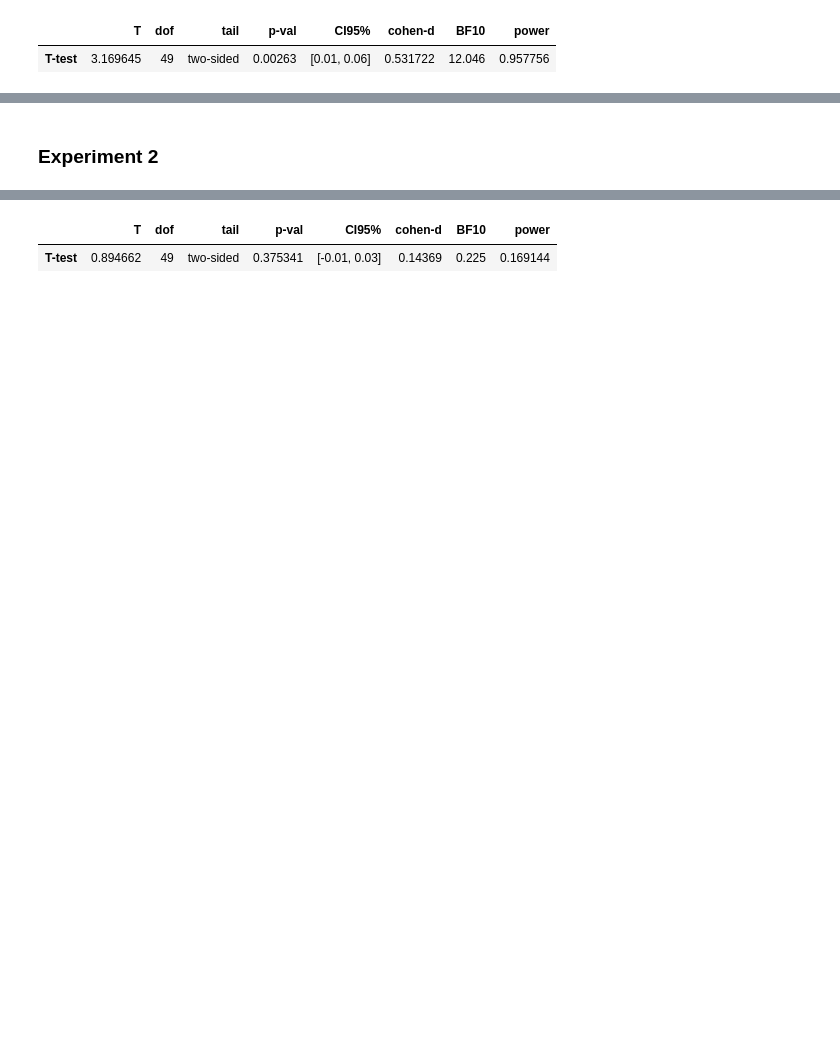
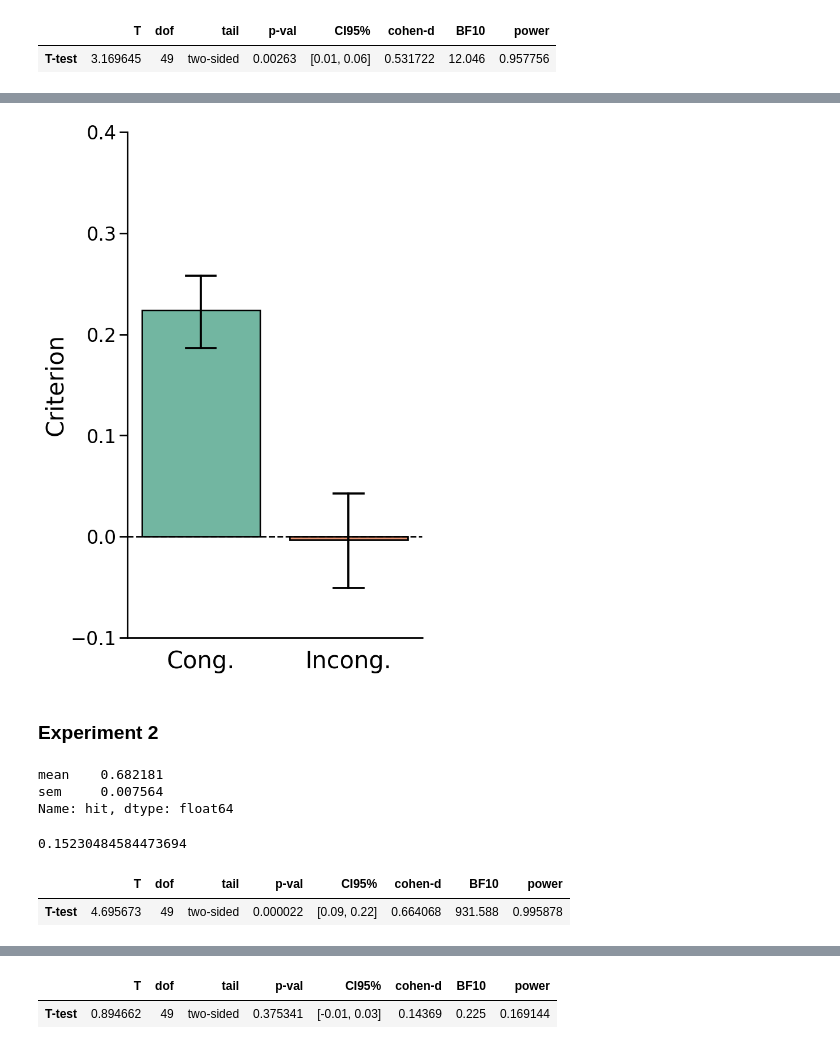
Before and after one commit to GAldegheri/scenecontext-zoom, a Jupyter notebook: analysis/ReadData.ipynb, the cells around one changed output, grey strips where cells are left out. Drawn from its saved outputs; the diff is of its cells as text; code cells hidden in the pictures; blank space fills up the shorter version.

```diff
--- a/analysis/ReadData.ipynb
+++ b/analysis/ReadData.ipynb
@@ -120,5 +140,25 @@ make_pretty_plot(p50means, measure='dprime', cloudplot=True, saveimg=False)
+# %%
+make_pretty_plot(p75means, measure='criterion', cloudplot=False, saveimg=True)
+# %% [output]
+[figure, added]
 # %% [markdown]
 ### Experiment 2
+# %%
+p50_overall = p50data.groupby(['subject']).mean().reset_index()
+p50_overall['hit'].agg(['mean', 'sem'])
+# %% [output]
+mean    0.682181
+sem     0.007564
+Name: hit, dtype: float64
+# %%
+p50_overall['criterion'].mean()
+# %% [output]
+0.15230484584473694
+# %%
+pg.ttest(p50_overall['criterion'], 0.0)
+# %% [output]
+|  | T | dof | tail | p-val | CI95% | cohen-d | BF10 | power |
+| T-test | 4.695673 | 49 | two-sided | 0.000022 | [0.09, 0.22] | 0.664068 | 931.588 | 0.995878 |
 # %%
 # Mean accuracy for congruent and incongruent trials
 p50means.groupby(['expected'])[['hit', 'dprime', 'criterion']].agg(['mean', 'sem'])
```
Also changed, not shown: parts of 75 cells of this notebook, 2 other files.
